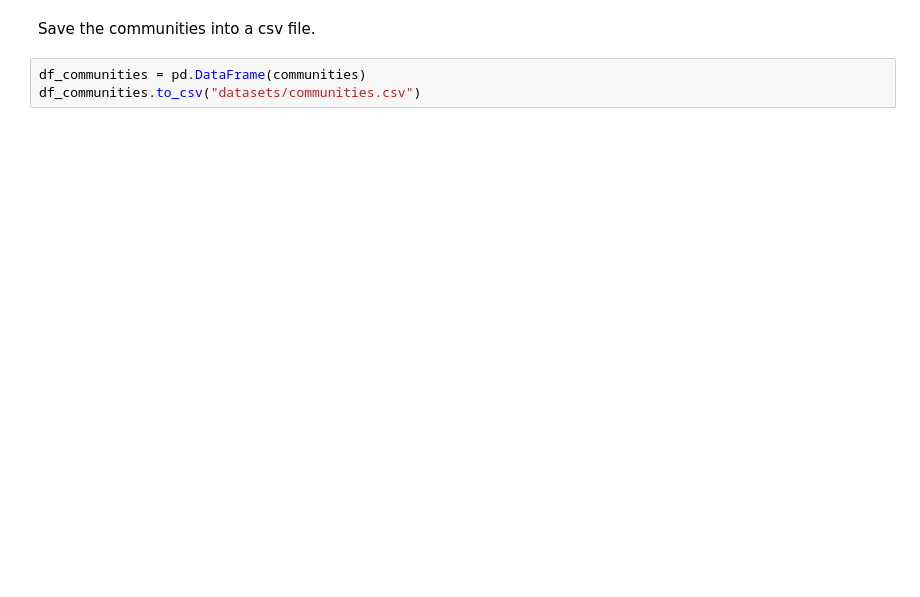
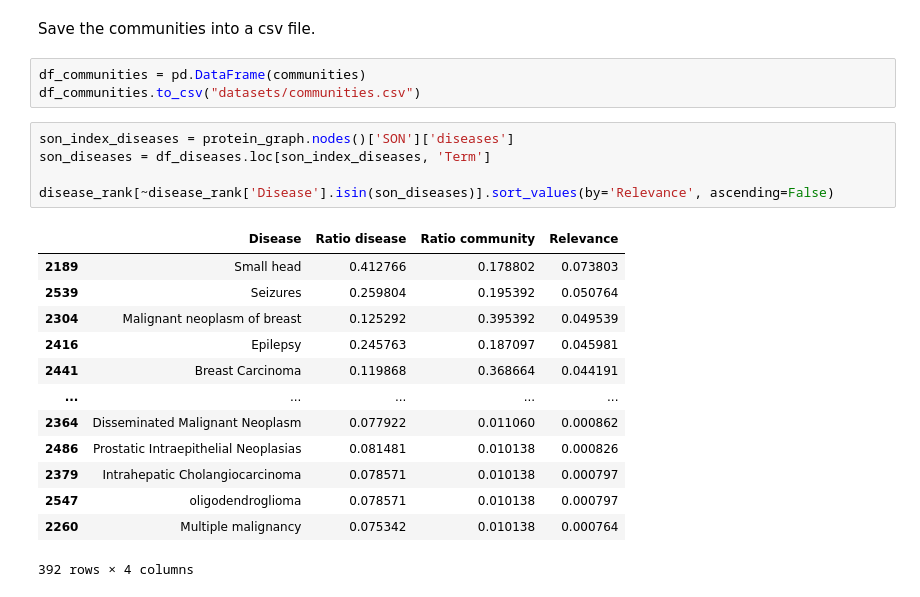
Before and after one commit to nikodallanoce/ComputationalHealthLaboratory, a Jupyter notebook: 2_Community_Analysis.ipynb, the cells around one changed output. Saved outputs shown, nothing was run; the diff lists cells and outputs as text; blank space fills up the shorter version.

```diff
--- a/2_Community_Analysis.ipynb
+++ b/2_Community_Analysis.ipynb
@@ -258,3 +257,22 @@ Save the communities into a csv file.
 # %%
 df_communities = pd.DataFrame(communities)
 df_communities.to_csv("datasets/communities.csv")
+# %%
+son_index_diseases = protein_graph.nodes()['SON']['diseases']
+son_diseases = df_diseases.loc[son_index_diseases, 'Term']
+
+disease_rank[~disease_rank['Disease'].isin(son_diseases)].sort_values(by='Relevance', ascending=False)
+# %% [output]
+|  | Disease | Ratio disease | Ratio community | Relevance |
+| 2189 | Small head | 0.412766 | 0.178802 | 0.073803 |
+| 2539 | Seizures | 0.259804 | 0.195392 | 0.050764 |
+| 2304 | Malignant neoplasm of breast | 0.125292 | 0.395392 | 0.049539 |
+| 2416 | Epilepsy | 0.245763 | 0.187097 | 0.045981 |
+| 2441 | Breast Carcinoma | 0.119868 | 0.368664 | 0.044191 |
+| ... | ... | ... | ... | ... |
+| 2364 | Disseminated Malignant Neoplasm | 0.077922 | 0.011060 | 0.000862 |
+| 2486 | Prostatic Intraepithelial Neoplasias | 0.081481 | 0.010138 | 0.000826 |
+| 2379 | Intrahepatic Cholangiocarcinoma | 0.078571 | 0.010138 | 0.000797 |
+| 2547 | oligodendroglioma | 0.078571 | 0.010138 | 0.000797 |
+| 2260 | Multiple malignancy | 0.075342 | 0.010138 | 0.000764 |
+392 rows × 4 columns
```
Also changed, not shown: parts of 8 cells of this notebook, 3 other files.
